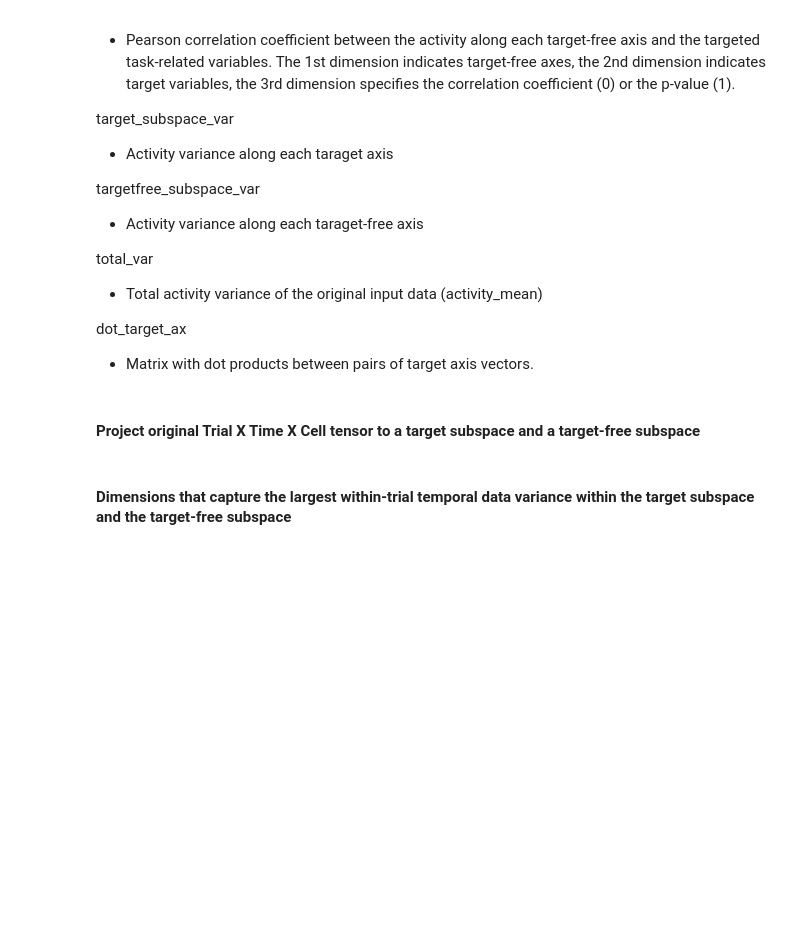
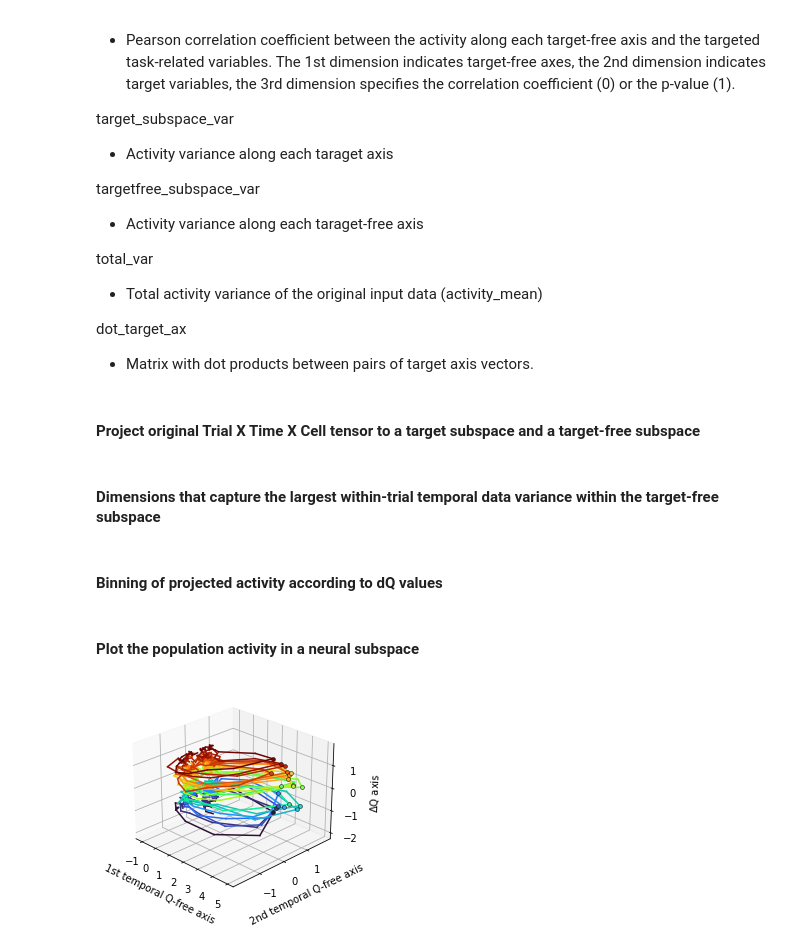
Before and after one commit to ryhattori/dspca, a Jupyter notebook: dspca/dsPCA_demo.ipynb, the cells around one changed output. Drawn from its saved outputs; the diff is of its cells as text; code cells hidden in the pictures; blank space fills up the shorter version.

```diff
--- a/dspca/dsPCA_demo.ipynb
+++ b/dspca/dsPCA_demo.ipynb
@@ -12,8 +14,13 @@ ModuleNotFoundError: No module named 'dspca.dspca'; 'dspca' is not a package
 # %% [markdown]
 #### Load data
 # %%
-with np.load(r'data/data.npz') as data:
+with np.load(r'C:\Users\Ryoma\PycharmProjects\dspca\data\data.npz') as data:
     dQ = data['dQ']  # Target
     Qch = data['Qch']  # Target
     sQ = data['sQ']  # Target
     activity = data['activity']  # Neural population activity (Trial X Time X Cell)
+
+# #
+# dQ = MinMaxScaler(feature_range=(-1, 1)).fit_transform(dQ.reshape(-1, 1)).squeeze()
+# Qch = MinMaxScaler(feature_range=(0, 1)).fit_transform(Qch.reshape(-1, 1)).squeeze()
+# sQci = MinMaxScaler(feature_range=(0, 1)).fit_transform(sQci.reshape(-1, 1)).squeeze()
@@ -67,9 +72,38 @@ dot_target_ax
 projection_target_subspace_3d = np.matmul(activity, ax_targets)
 projection_targetfree_subspace_3d = np.matmul(activity, ax_targetfree)
 # %% [markdown]
-#### Dimensions that capture the largest within-trial temporal data variance within the target subspace and the target-free subspace
+#### Dimensions that capture the largest within-trial temporal data variance within the target-free subspace
 # %%
 pc_num = 2  # Number of dimensions for temporal axes
 pca_time = PCA(n_components=pc_num)
-projection_target_subspace_temporal = pca_time.fit_transform(np.mean(projection_target_subspace_3d, axis=0)).shape
-projection_targetfree_subspace_temporal = pca_time.fit_transform(np.mean(projection_targetfree_subspace_3d, axis=0)).shape
+pca_time.fit(np.mean(projection_targetfree_subspace_3d, axis=0))
+projection_targetfree_subspace_temporal = np.matmul(projection_targetfree_subspace_3d, pca_time.components_.T)
+# %% [markdown]
+#### Binning of projected activity according to dQ values
+# %%
+bin_width = 0.1
+projection_target_subspace_temporal_binned = np.zeros((int(2/bin_width), 38, 3))
+projection_targetfree_subspace_temporal_binned = np.zeros((int(2/bin_width), 38, 2))
+for bin_id in range(int(2/bin_width)):
+    projection_target_subspace_temporal_binned[bin_id, :, :] = np.mean(projection_target_subspace_3d[(dQ >= -1 + (bin_id * bin_width)) & (dQ <= -0.9 + (bin_id * bin_width)), :, :], axis=0)
+    projection_targetfree_subspace_temporal_binned[bin_id, :, :] = np.mean(projection_targetfree_subspace_temporal[(dQ >= -1 + (bin_id * bin_width)) & (dQ <= -0.9 + (bin_id * bin_width)), :, :], axis=0)
+# %% [markdown]
+#### Plot the population activity in a neural subspace
+# %%
+%matplotlib inline
+fig = plt.figure()
+ax = fig.gca(projection='3d')
+min_lightness = 0.9
+max_lightness = 0.9
+N = 38 - 1
+for dq_ind in range(20):
+    for time_id in range(N):
+        ax.plot(projection_targetfree_subspace_temporal_binned[dq_ind, time_id:time_id + 2, 0], projection_targetfree_subspace_temporal_binned[dq_ind, time_id:time_id + 2, 1], projection_target_subspace_temporal_binned[dq_ind, time_id:time_id + 2, 0], color=adjust_lightness(matplotlib.cm.get_cmap('turbo')(dq_ind / 19), min_lightness + (max_lightness - min_lightness) * ((N - time_id) / N)), linewidth=1.5, alpha=1)
+    ax.scatter(projection_targetfree_subspace_temporal_binned[dq_ind, 19, 0], projection_targetfree_subspace_temporal_binned[dq_ind, 19, 1], projection_target_subspace_temporal_binned[dq_ind, 19, 0], color=matplotlib.cm.get_cmap('turbo')(dq_ind / 19), edgecolors='k', linewidths=0.5, marker='o', s=15)
+ax.set_xlabel('1st temporal Q-free axis')
+ax.set_ylabel('2nd temporal Q-free axis')
+ax.set_zlabel('$\Delta$Q axis')
+ax.view_init(25, -45)
+plt.show()
+# %% [output]
+[figure, added]
```
Also changed, not shown: parts of 3 cells of this notebook, 2 other files.
